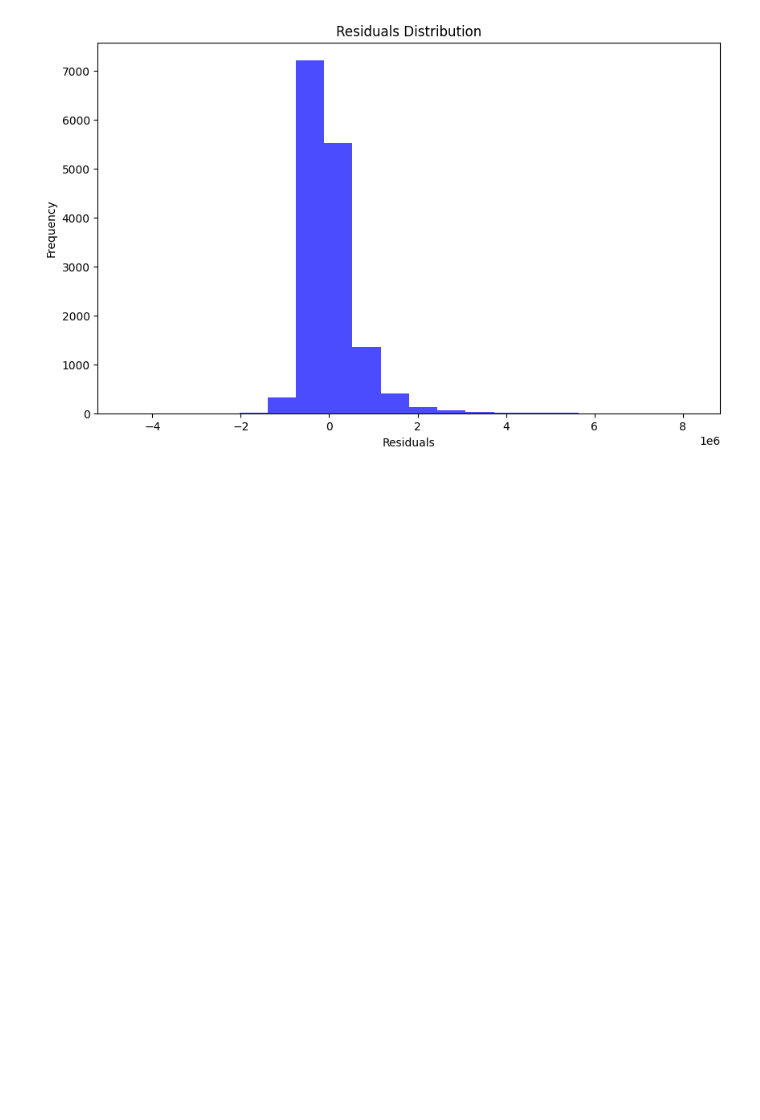
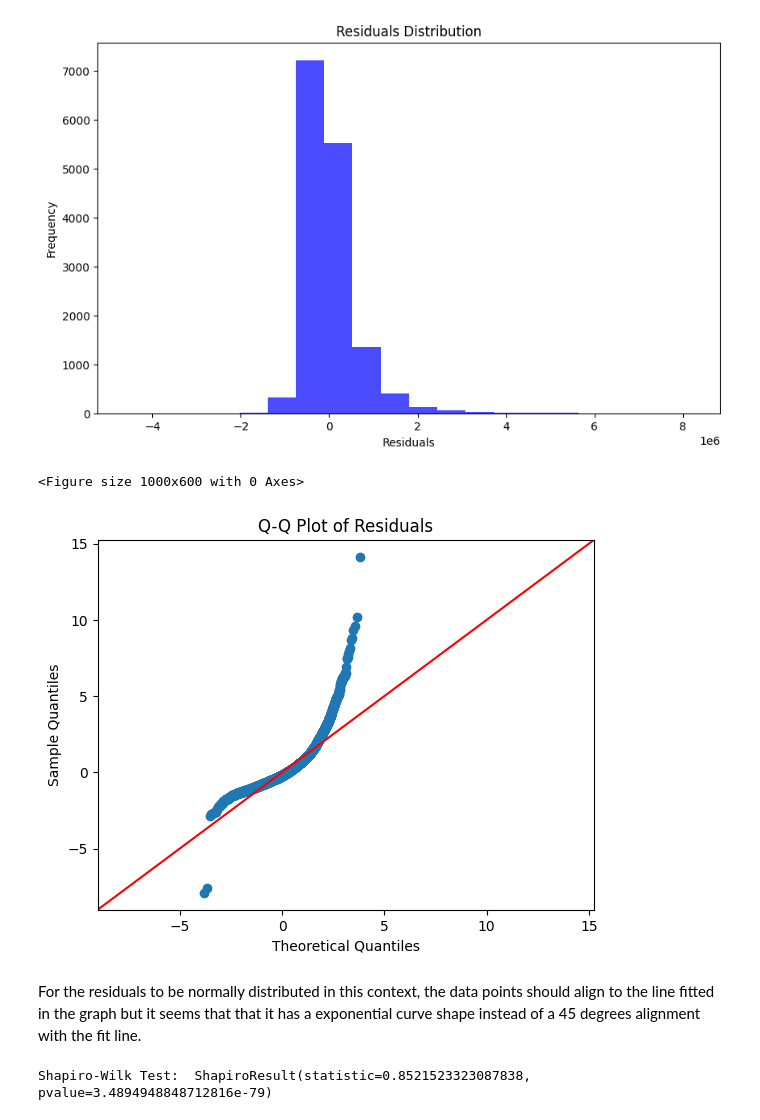
Before and after one commit to DustinKeene/Melbourne-Property-Price-Prediction-Modelling-, a Jupyter notebook: data_project_lab.ipynb, the cells around one changed output. Saved outputs shown, nothing was run; the diff lists cells and outputs as text; code cells hidden in the pictures; blank space fills up the shorter version.

```diff
--- a/data_project_lab.ipynb
+++ b/data_project_lab.ipynb
@@ -426,3 +426,18 @@ plt.title('Residuals Distribution')
 plt.show()
 # %% [output]
 [figure]
+# %%
+plt.figure(figsize=(10,6))
+sm.qqplot(residuals, line='45', fit=True)
+plt.title('Q-Q Plot of Residuals')
+plt.show()
+# %% [output]
+<Figure size 1000x600 with 0 Axes>
+[figure, added]
+# %% [markdown]
+For the residuals to be normally distributed in this context, the data points should align to the line fitted in the graph but it seems that that it has a exponential curve shape instead of a 45 degrees alignment with the fit line.
+# %%
+shapiro_wilk_test = stats.shapiro(residuals)
+print("Shapiro-Wilk Test: ", shapiro_wilk_test)
+# %% [output]
+Shapiro-Wilk Test:  ShapiroResult(statistic=0.8521523323087838, pvalue=3.4894948848712816e-79)
```
Also changed, not shown: parts of 5 cells of this notebook.
